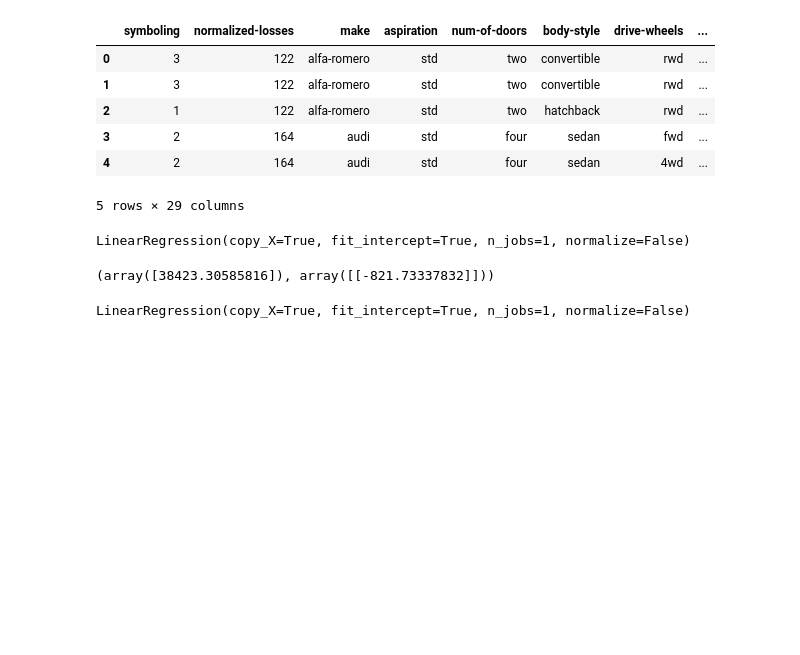
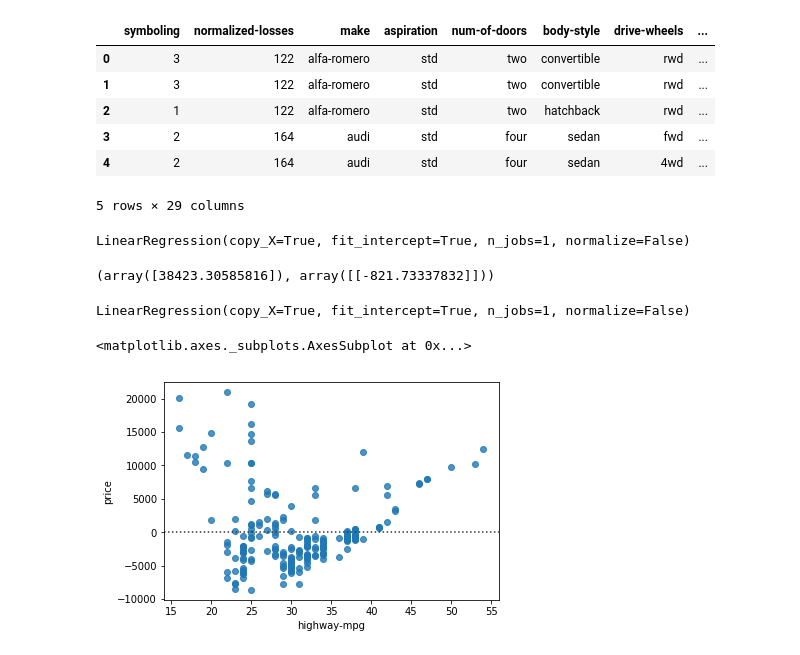
Before and after one commit to golkarb/learn_python, a Jupyter notebook: data_model.ipynb, the cells around one changed output. Drawn from its saved outputs; the diff is of its cells as text; code cells hidden in the pictures; blank space fills up the shorter version.

```diff
--- a/data_model.ipynb
+++ b/data_model.ipynb
@@ -43,3 +43,8 @@ lm.fit(Z,Y)
 LinearRegression(copy_X=True, fit_intercept=True, n_jobs=1, normalize=False)
 # %%
 Yhat=lm.predict(Z)
+# %%
+sns.residplot(df['highway-mpg'],df['price'])
+# %% [output]
+<matplotlib.axes._subplots.AxesSubplot at 0x...>
+[figure, added]
```
Also changed, not shown: parts of 1 cell of this notebook.
